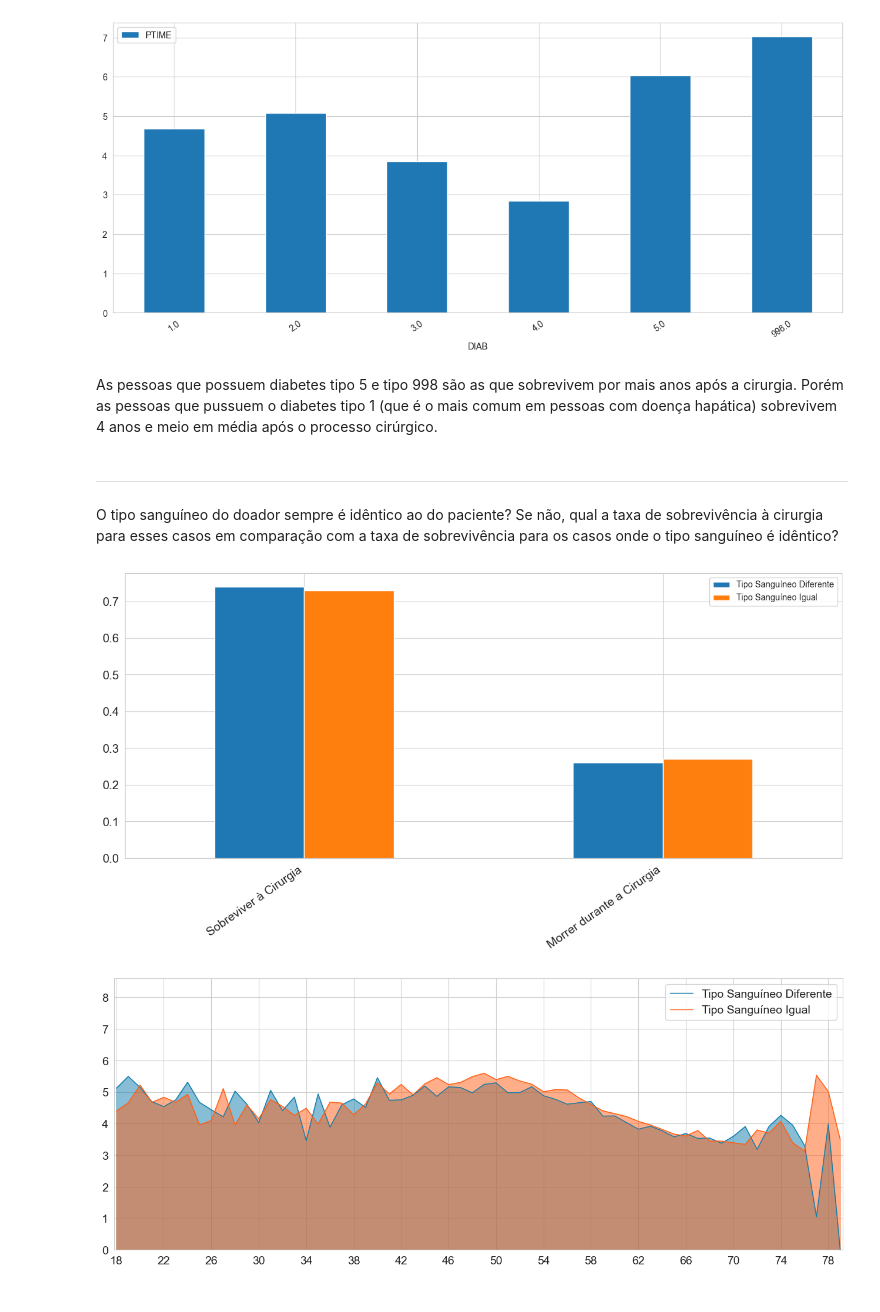
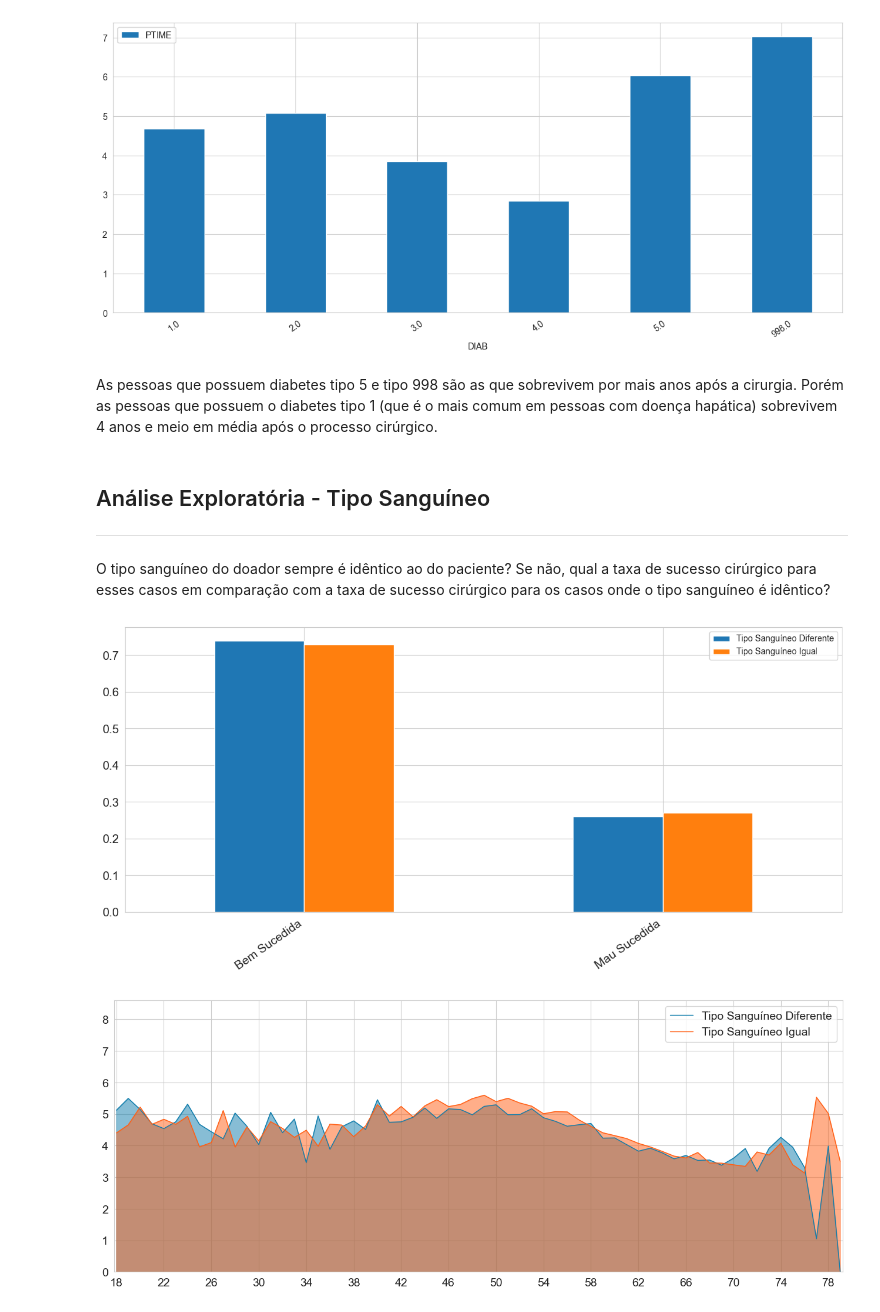
Before and after one commit to bruno-valero/Health_Analytics, a Jupyter notebook: Health_Analytics.ipynb, the cells around one changed output. Drawn from its saved outputs; the diff is of its cells as text; code cells hidden in the pictures.

```diff
--- a/Health_Analytics.ipynb
+++ b/Health_Analytics.ipynb
@@ -353,23 +362,25 @@ plt.show();
 # %% [output]
 [figure]
 # %% [markdown]
-As pessoas que possuem diabetes tipo 5 e tipo 998 são as que sobrevivem por mais anos após a cirurgia. Porém as pessoas que pussuem o diabetes tipo 1 (que é o mais comum em pessoas com doença hapática) sobrevivem 4 anos e meio em média após o processo cirúrgico.
+As pessoas que possuem diabetes tipo 5 e tipo 998 são as que sobrevivem por mais anos após a cirurgia. Porém as pessoas que possuem o diabetes tipo 1 (que é o mais comum em pessoas com doença hapática) sobrevivem 4 anos e meio em média após o processo cirúrgico.
+# %% [markdown]
+## Análise Exploratória - Tipo Sanguíneo
+---
 # %% [markdown]
----
-O tipo sanguíneo do doador sempre é idêntico ao do paciente? Se não, qual a taxa de sobrevivência à cirurgia para esses casos em comparação com a taxa de sobrevivência para os casos onde o tipo sanguíneo é idêntico?
+O tipo sanguíneo do doador sempre é idêntico ao do paciente? Se não, qual a taxa de sucesso cirúrgico para esses casos em comparação com a taxa de sucesso cirúrgico para os casos onde o tipo sanguíneo é idêntico?
 # %%
 abo_abo_don_diff = ds[ds['ABO'] != ds['ABO_DON']]
 abo_abo_don_eq = ds[ds['ABO'] == ds['ABO_DON']]
 abo_ps = (abo_abo_don_diff['PSTATUS'].value_counts() / abo_abo_don_diff.shape[0]).reset_index().drop(columns = ['index'])
 abo_ps['PSTATUS_EQ'] = (abo_abo_don_eq['PSTATUS'].value_counts() / abo_abo_don_eq.shape[0]).reset_index().drop(columns = ['index'])
 abo_ps.plot.bar(figsize = (15,6))
-plt.xticks(ticks = [0,1], labels = ['Sobreviver à Cirurgia', 'Morrer durante a Cirurgia'],
+plt.xticks(ticks = [0,1], labels = ['Bem Sucedida', 'Mau Sucedida'],
             rotation = 35, ha = 'right', fontsize = 14)
 plt.yticks(fontsize = 14)
 plt.legend(labels = ['Tipo Sanguíneo Diferente', 'Tipo Sanguíneo Igual'])
 plt.show();
 # %% [output]
-[figure, old version]
+[figure, new version]
 # %%
 abo_ptime = abo_abo_don_diff.groupby('AGE').agg({'PTIME':'mean'}).reset_index()
 abo_diff = abo_abo_don_eq.groupby('AGE').agg({'PTIME':'mean'}).reset_index().rename(columns = {'PTIME':'PTIME_EQ'})
```
Also changed, not shown: parts of 53 cells of this notebook.
